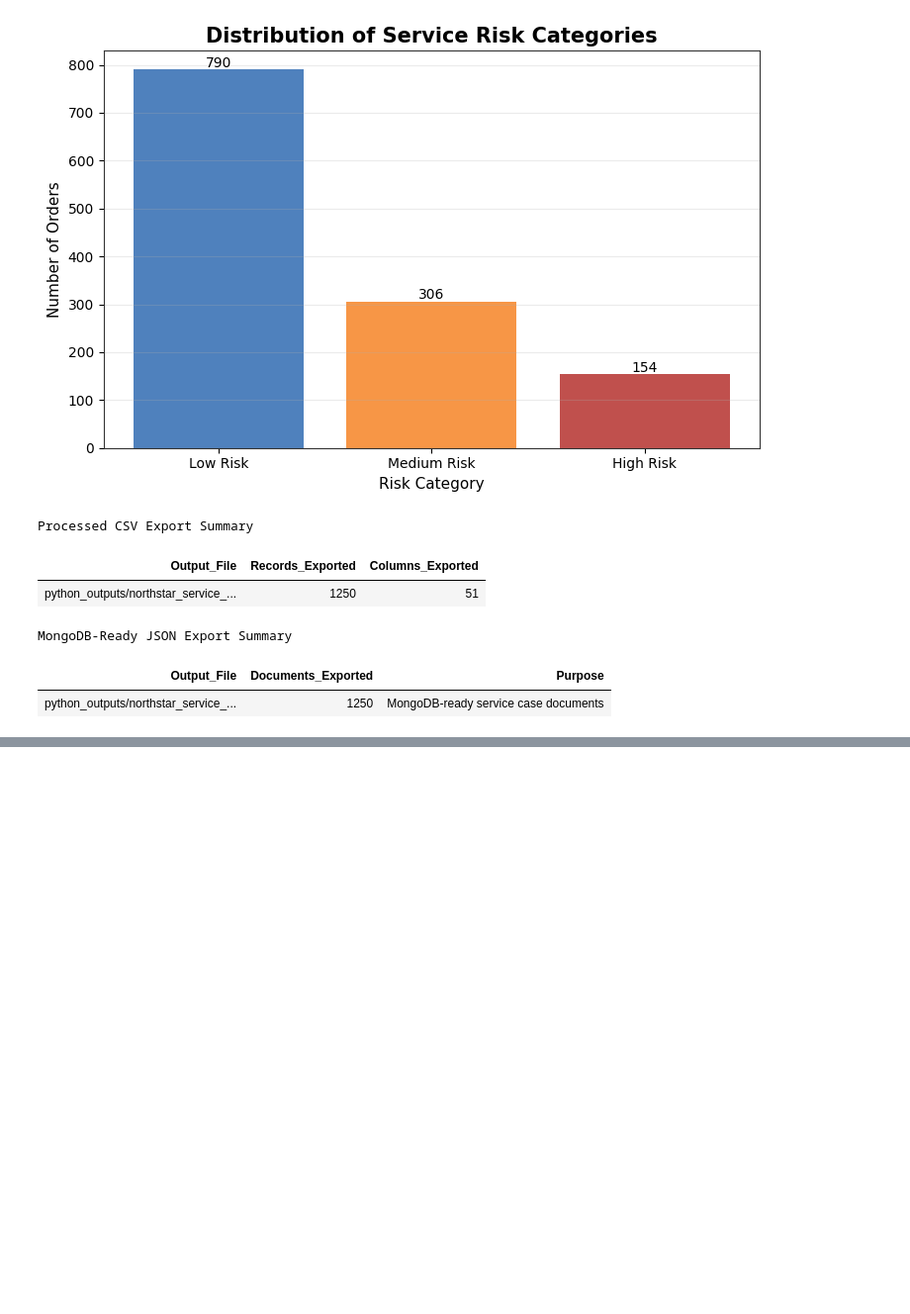
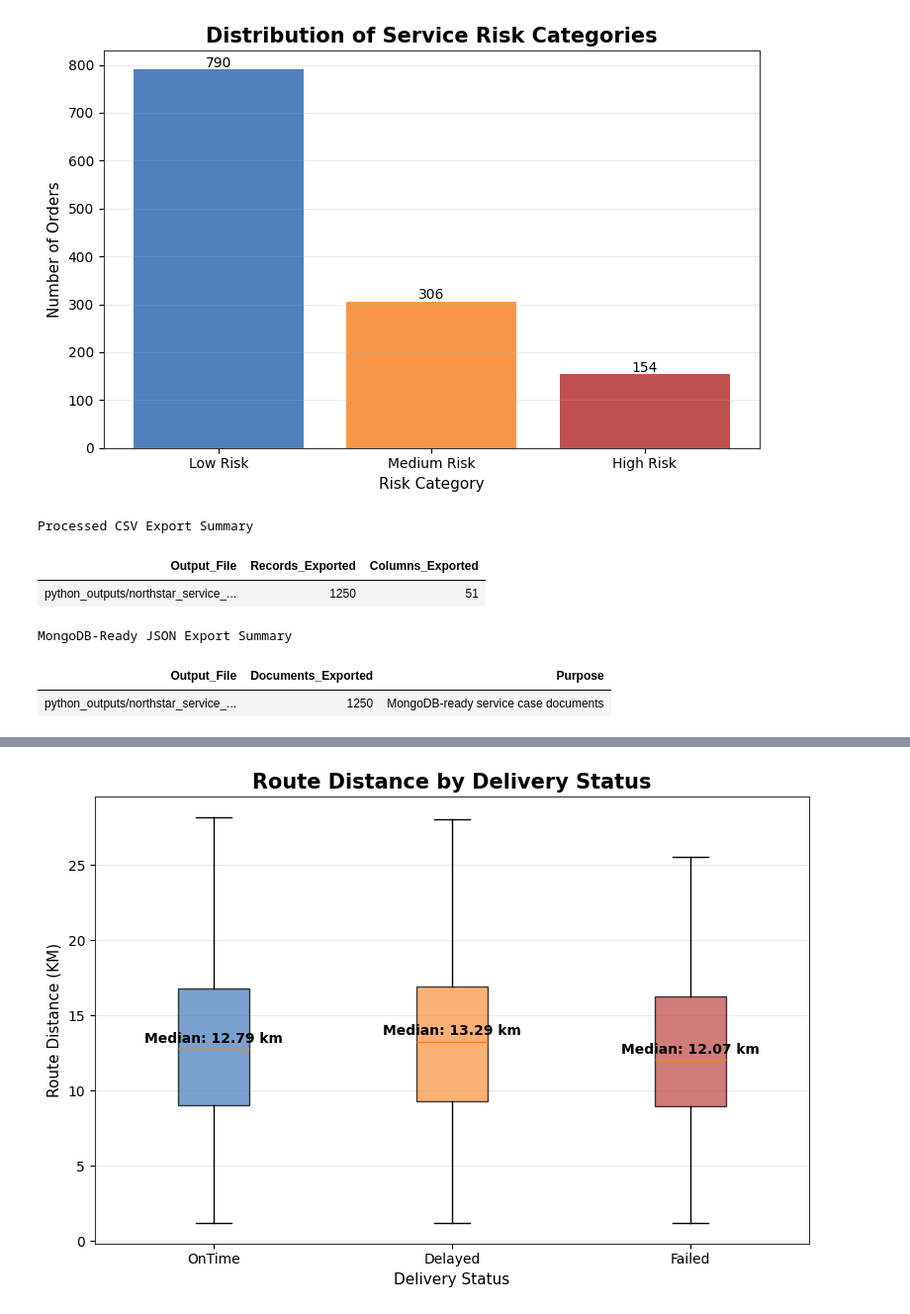
Before and after one commit to sachini9-git/northstar-databases-analytics, a Jupyter notebook: 02_python_service_failure_kpis.ipynb, the cells around one changed output, grey strips where cells are left out. Shown at 99% size. Drawn from its saved outputs; the diff is of its cells as text; code cells hidden in the pictures; blank space fills up the shorter version.

```diff
--- a/02_python_service_failure_kpis.ipynb
+++ b/02_python_service_failure_kpis.ipynb
@@ -1049,0 +1142,66 @@ MongoDB-Ready JSON Export Summary
+# %%
+# ============================================================
+# Step 18: Python Visualisation - Route Distance by Delivery Status
+# ============================================================
+# Purpose:
+# Compare route distance distributions for OnTime, Delayed and Failed
+# deliveries using a clean boxplot.
+#
+# Business justification:
+# This helps identify whether delayed or failed deliveries are linked
+# with longer or more variable delivery routes.
+# ============================================================
+
+boxplot_data = service_data_clean[
+    service_data_clean["delivery_status"].isin(["OnTime", "Delayed", "Failed"])
+].copy()
+
+boxplot_data = boxplot_data[boxplot_data["route_distance_km"] > 0]
+
+status_order = ["OnTime", "Delayed", "Failed"]
+
+boxplot_values = [
+    boxplot_data[boxplot_data["delivery_status"] == status]["route_distance_km"]
+    for status in status_order
+]
+
+plt.figure(figsize=(8, 5.5))
+
+box = plt.boxplot(
+    boxplot_values,
+    tick_labels=status_order,
+    patch_artist=True,
+    showfliers=False
+)
+
+colors = ["#4F81BD", "#F79646", "#C0504D"]
+
+for patch, color in zip(box["boxes"], colors):
+    patch.set_facecolor(color)
+    patch.set_alpha(0.75)
+
+# Add median labels
+for i, status in enumerate(status_order, start=1):
+    median_value = boxplot_data[
+        boxplot_data["delivery_status"] == status
+    ]["route_distance_km"].median()
+
+    plt.text(
+        i,
+        median_value + 0.4,
+        f"Median: {median_value:.2f} km",
+        ha="center",
+        fontsize=10,
+        fontweight="bold"
+    )
+
+plt.title("Route Distance by Delivery Status")
+plt.xlabel("Delivery Status")
+plt.ylabel("Route Distance (KM)")
+plt.grid(axis="y", alpha=0.25)
+
+plt.tight_layout()
+plt.savefig("python_outputs/route_distance_by_delivery_status_boxplot.png", dpi=200, bbox_inches="tight")
+plt.show()
+# %% [output]
+[figure, added]
```
Also changed, not shown: parts of 4 cells of this notebook.
